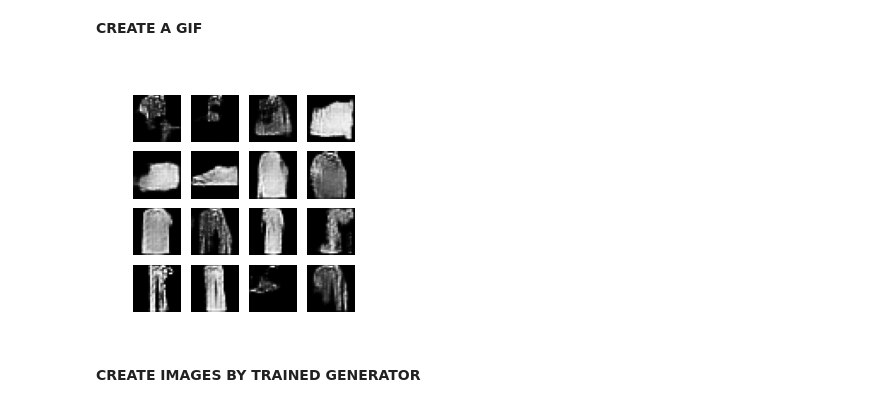
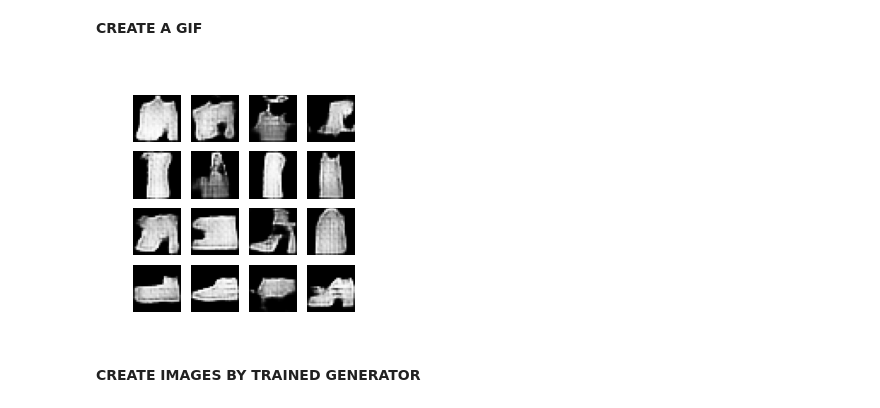
Before and after one commit to ayd-ocan/dcgan_fashion_mnist, a Jupyter notebook: dcgan-fashion-mnist.ipynb, the cells around one changed output. Drawn from its saved outputs; the diff is of its cells as text; code cells hidden in the pictures.

```diff
--- a/dcgan-fashion-mnist.ipynb
+++ b/dcgan-fashion-mnist.ipynb
@@ -237,9 +289,9 @@ import PIL
 def display_image(epoch_number):
     return PIL.Image.open("image_at_epoch_{:04d}.png".format(epoch_number))
 # %%
-display_image(80)
+display_image(60)
 # %% [output]
-[figure, old version]
+[figure, new version]
 # %% [markdown]
 **CREATE IMAGES BY TRAINED GENERATOR**
 # %%
```
Also changed, not shown: parts of 21 cells of this notebook.
